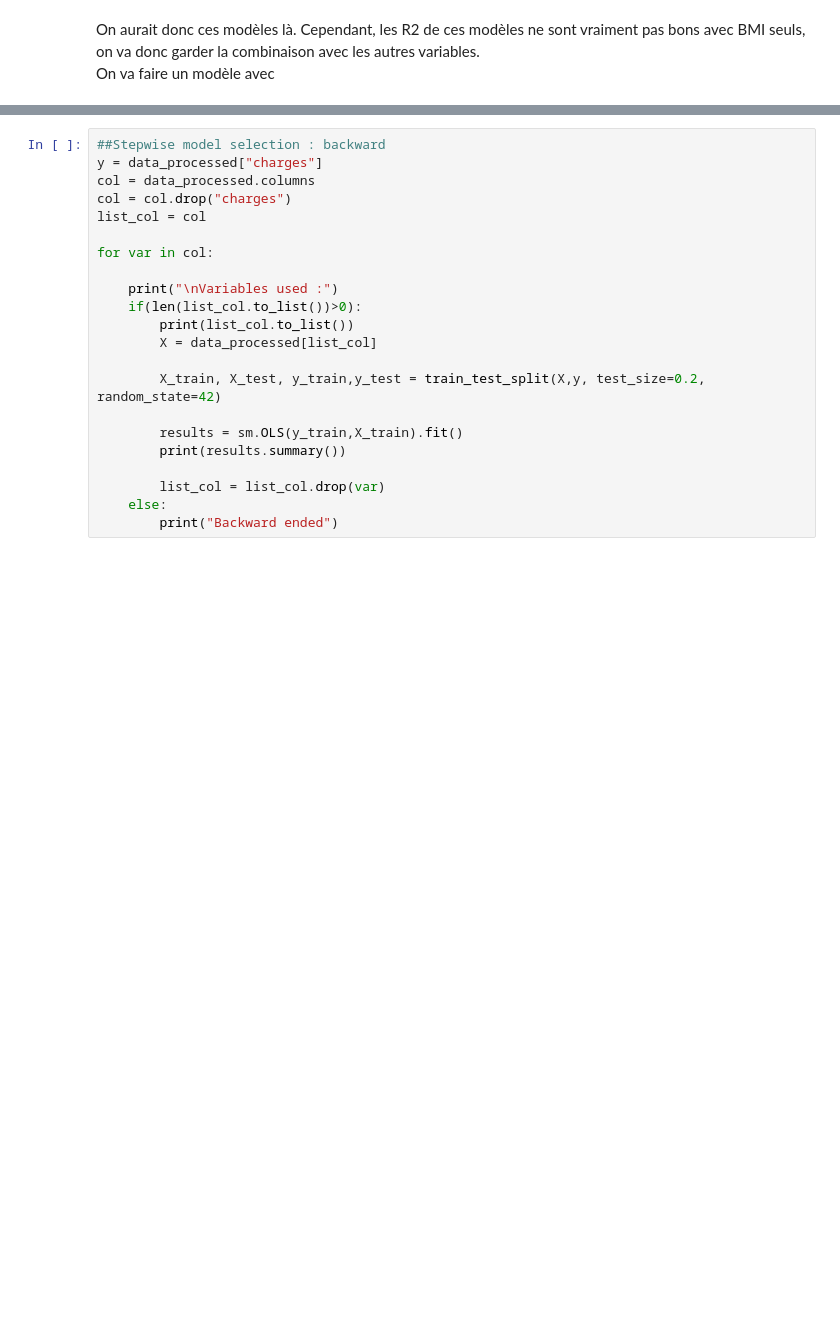
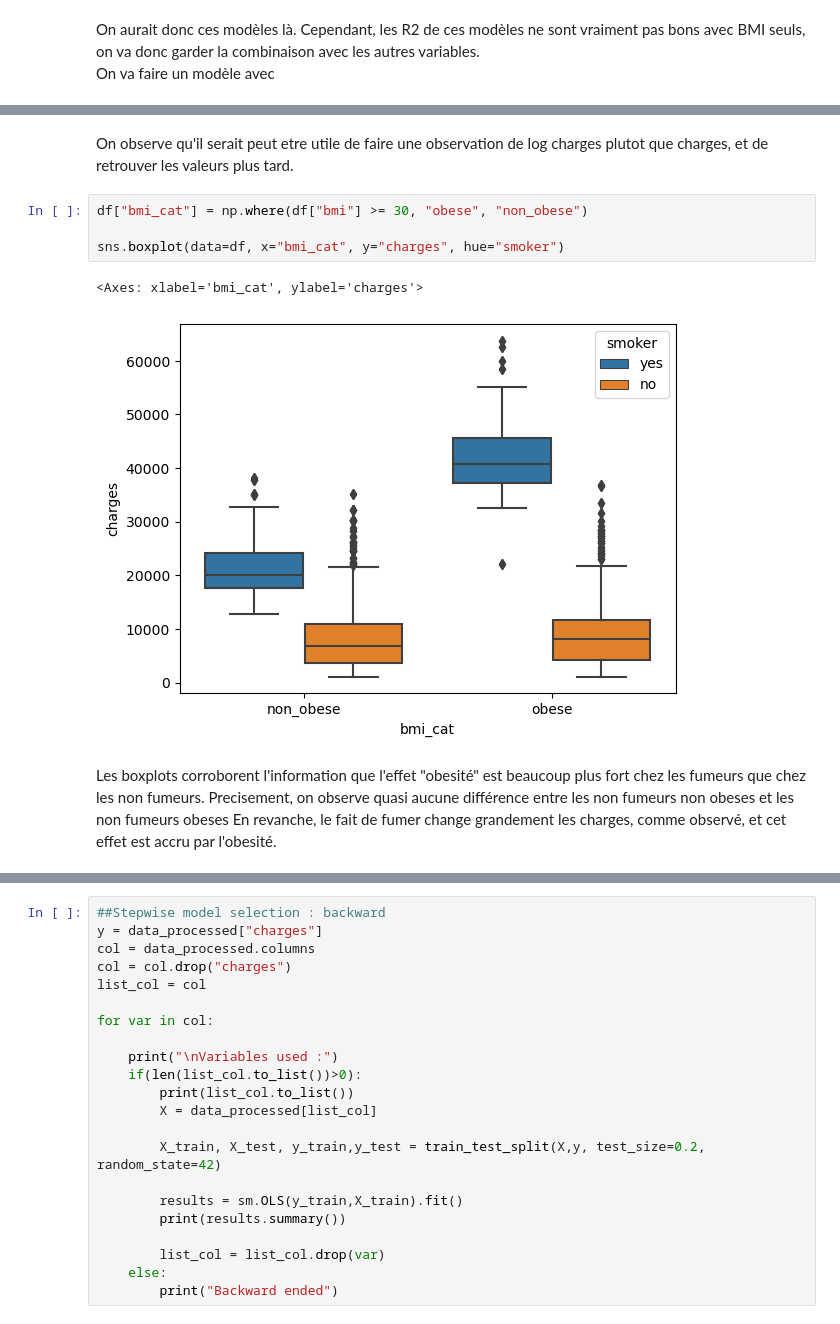
Before and after one commit to ultac/Projet-GLM, a Jupyter notebook: Prepocessing.ipynb, the cells around one changed output, grey strips where cells are left out. Saved outputs shown, nothing was run; the diff lists cells and outputs as text; blank space fills up the shorter version.

```diff
--- a/Prepocessing.ipynb
+++ b/Prepocessing.ipynb
@@ -502,0 +519,13 @@ On va faire un modèle avec
+# %% [markdown]
+On observe qu'il serait peut etre utile de faire une observation de log charges plutot que charges, et de retrouver les valeurs plus tard.
+# %%
+df["bmi_cat"] = np.where(df["bmi"] >= 30, "obese", "non_obese")
+
+sns.boxplot(data=df, x="bmi_cat", y="charges", hue="smoker")
+# %% [output]
+<Axes: xlabel='bmi_cat', ylabel='charges'>
+[figure, added]
+# %% [markdown]
+Les boxplots corroborent l'information que l'effet "obesité" est beaucoup plus fort chez les fumeurs que chez les non fumeurs.
+Precisement, on observe quasi aucune différence entre les non fumeurs non obeses et les non fumeurs obeses
+En revanche, le fait de fumer change grandement les charges, comme observé, et cet effet est accru par l'obesité.
```
Also changed, not shown: parts of 16 cells of this notebook.
